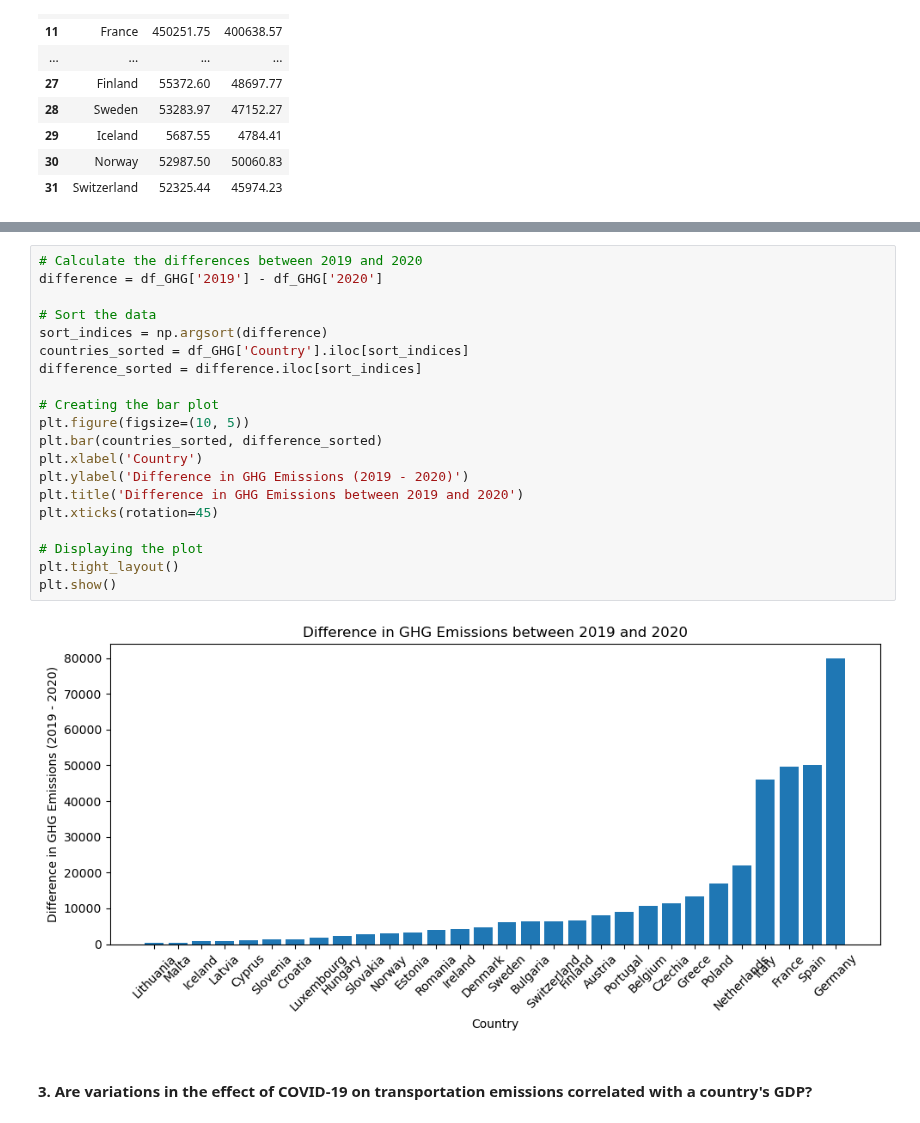
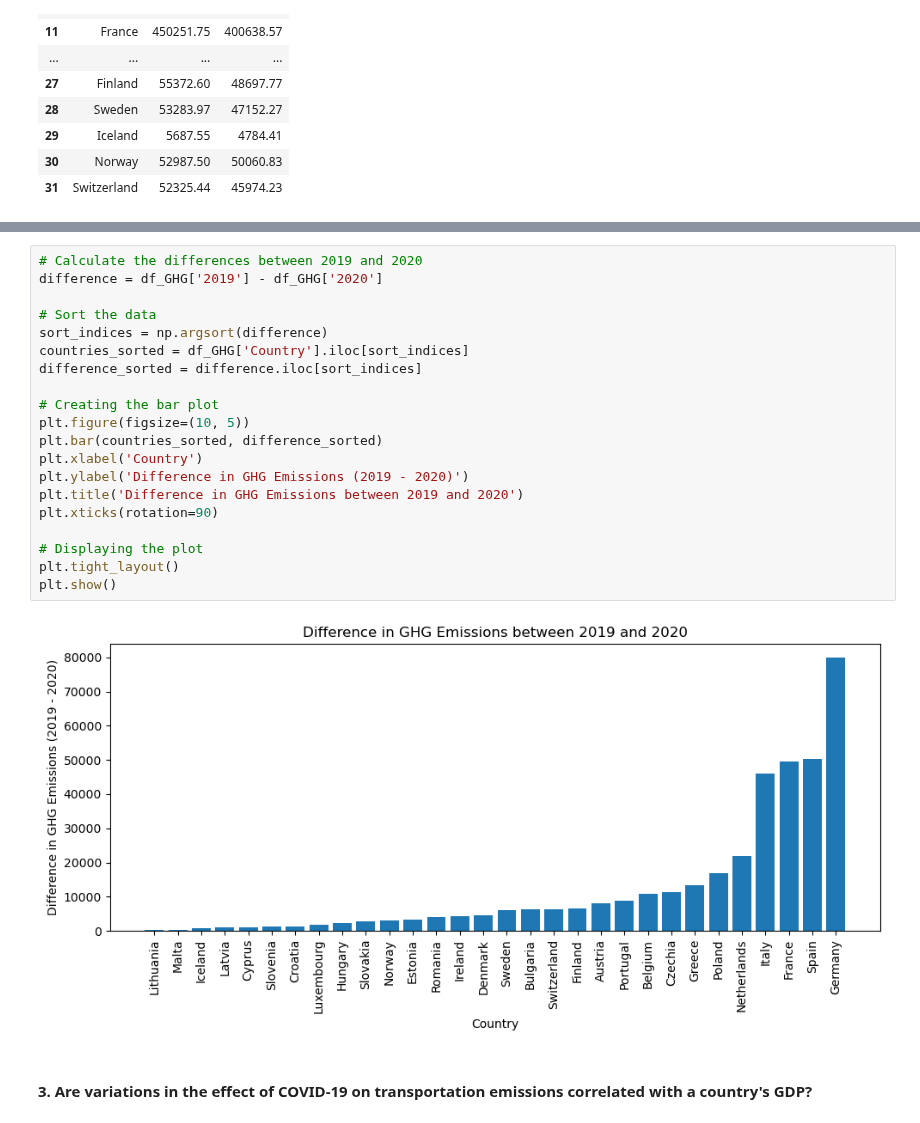
Before and after one commit to HHappy7/TIL6010-GroupProject, a Jupyter notebook: GroupProject-Layout.ipynb, the cells around one changed output, grey strips where cells are left out. Drawn from its saved outputs; the diff is of its cells as text.

Commit message:
rotation to 90

```diff
--- a/GroupProject-Layout.ipynb
+++ b/GroupProject-Layout.ipynb
@@ -256,25 +256,25 @@ plt.show()
 # %%
 # Calculate the differences between 2019 and 2020
 difference = df_GHG['2019'] - df_GHG['2020']
 
 # Sort the data
 sort_indices = np.argsort(difference)
 countries_sorted = df_GHG['Country'].iloc[sort_indices]
 difference_sorted = difference.iloc[sort_indices]
 
 # Creating the bar plot
 plt.figure(figsize=(10, 5))
 plt.bar(countries_sorted, difference_sorted)
 plt.xlabel('Country')
 plt.ylabel('Difference in GHG Emissions (2019 - 2020)')
 plt.title('Difference in GHG Emissions between 2019 and 2020')
-plt.xticks(rotation=45)
+plt.xticks(rotation=90)
 
 # Displaying the plot
 plt.tight_layout()
 plt.show()
 # %% [output]
-[figure, old version]
+[figure, new version]
 # %% [markdown]
 #### 3. Are variations in the effect of COVID-19 on transportation emissions correlated with a country's GDP?
 # %%
```
Also changed, not shown: parts of 2 cells of this notebook.
